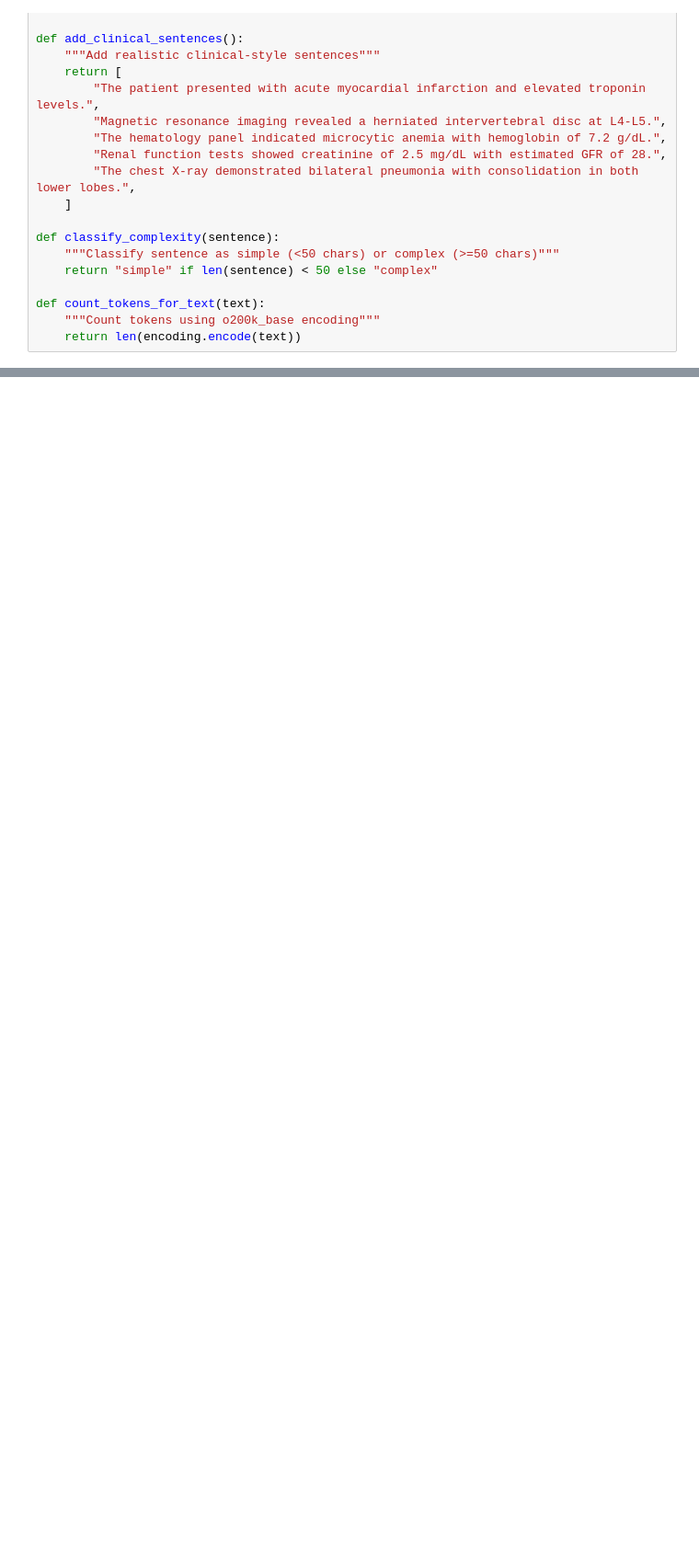
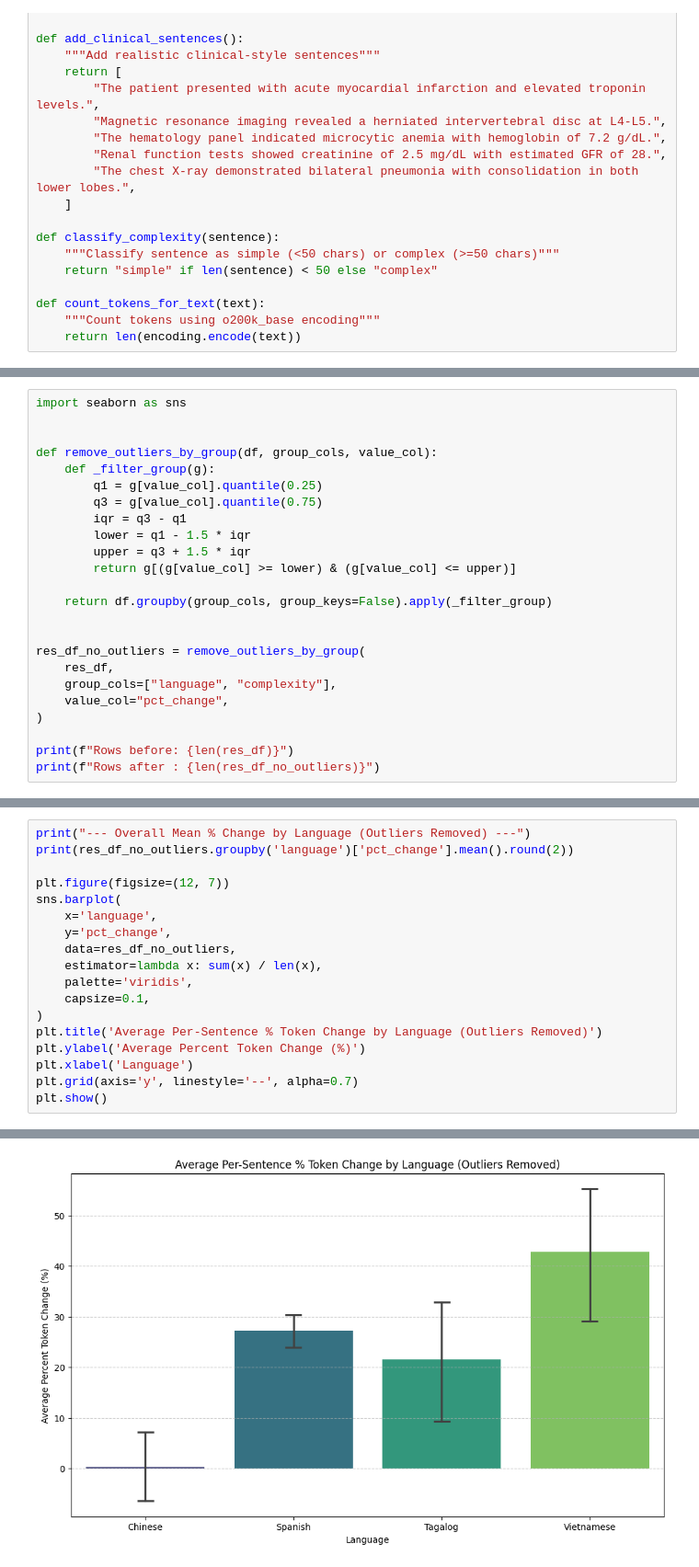
Before and after one commit to navyasraj02/Language-Translation, a Jupyter notebook: translation.ipynb, the cells around one changed output, grey strips where cells are left out. Shown at 92% size. Drawn from its saved outputs; the diff is of its cells as text; blank space fills up the shorter version.

```diff
--- a/translation.ipynb
+++ b/translation.ipynb
@@ -432,0 +256,24 @@ ES (14 tokens): ¿Qué es (son) aneurisma de la aorta abdominal?
+# %%
+import seaborn as sns
+
+
+def remove_outliers_by_group(df, group_cols, value_col):
+    def _filter_group(g):
+        q1 = g[value_col].quantile(0.25)
+        q3 = g[value_col].quantile(0.75)
+        iqr = q3 - q1
+        lower = q1 - 1.5 * iqr
+        upper = q3 + 1.5 * iqr
+        return g[(g[value_col] >= lower) & (g[value_col] <= upper)]
+
+    return df.groupby(group_cols, group_keys=False).apply(_filter_group)
+
+
+res_df_no_outliers = remove_outliers_by_group(
+    res_df,
+    group_cols=["language", "complexity"],
+    value_col="pct_change",
+)
+
+print(f"Rows before: {len(res_df)}")
+print(f"Rows after : {len(res_df_no_outliers)}")
@@ -432,0 +285,19 @@ ES (14 tokens): ¿Qué es (son) aneurisma de la aorta abdominal?
+# %%
+print("--- Overall Mean % Change by Language (Outliers Removed) ---")
+print(res_df_no_outliers.groupby('language')['pct_change'].mean().round(2))
+
+plt.figure(figsize=(12, 7))
+sns.barplot(
+    x='language',
+    y='pct_change',
+    data=res_df_no_outliers,
+    estimator=lambda x: sum(x) / len(x),
+    palette='viridis',
+    capsize=0.1,
+)
+plt.title('Average Per-Sentence % Token Change by Language (Outliers Removed)')
+plt.ylabel('Average Percent Token Change (%)')
+plt.xlabel('Language')
+plt.grid(axis='y', linestyle='--', alpha=0.7)
+plt.show()
+# %% [output]
@@ -432,0 +314 @@ ES (14 tokens): ¿Qué es (son) aneurisma de la aorta abdominal?
+[figure, added]
```
Also changed, not shown: parts of 25 cells of this notebook.
